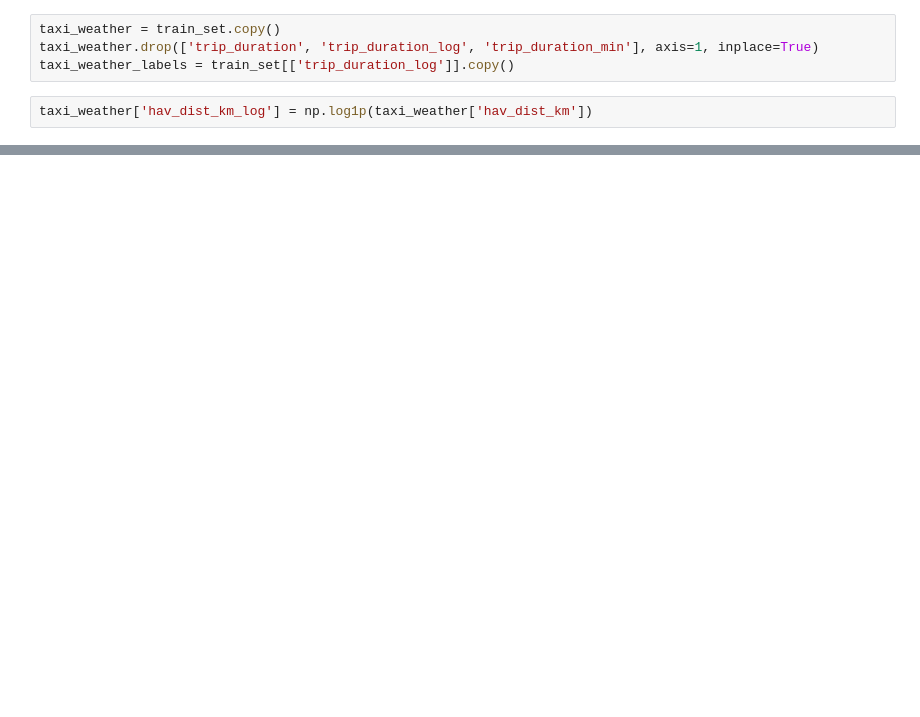
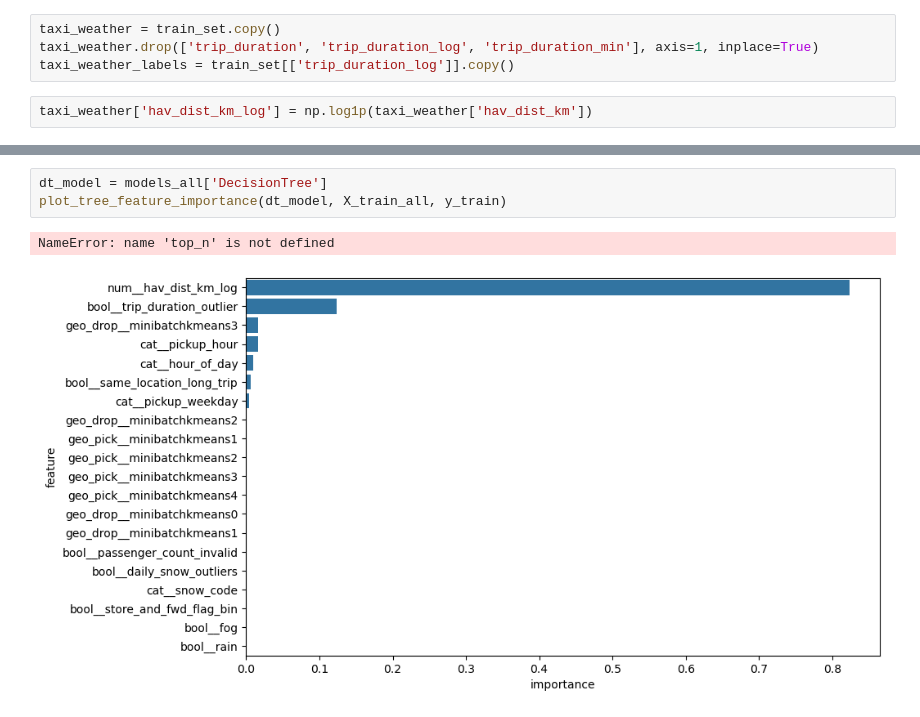
Before and after one commit to Wendo99/NYC-Taxi-Trip-Duration, a Jupyter notebook: notebooks/modelling.ipynb, the cells around one changed output, grey strips where cells are left out. Cells and saved outputs as stored; diff of their text form; blank space fills up the shorter version.

```diff
--- a/notebooks/modelling.ipynb
+++ b/notebooks/modelling.ipynb
@@ -420,0 +182,6 @@ plot_tree_feature_importance(rf_base_pipeline, X_train, y_train)
+# %%
+dt_model = models_all['DecisionTree']
+plot_tree_feature_importance(dt_model, X_train_all, y_train)
+# %% [output]
+NameError: name 'top_n' is not defined
+[figure, added]
```
Also changed, not shown: parts of 54 cells of this notebook, 5 other files.
